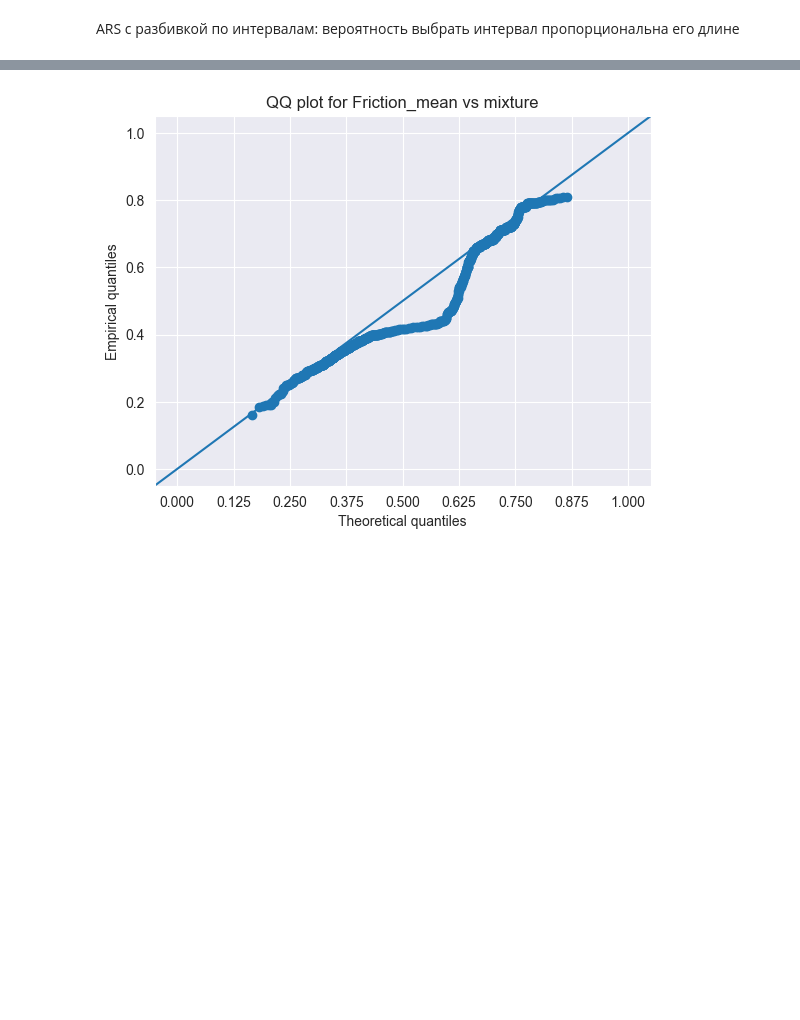
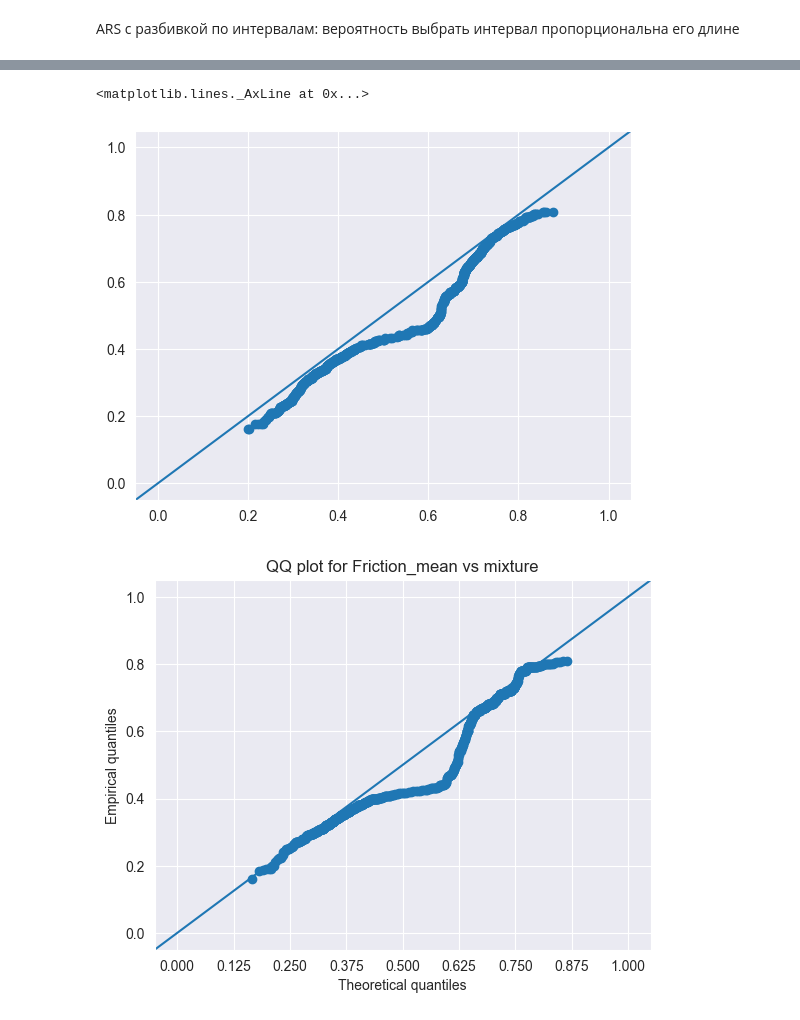
Before and after one commit to dmitry-grigorev/MultivarAnalysis, a Jupyter notebook: Lab3/Lab3notebook.ipynb, the cells around one changed output, grey strips where cells are left out. Saved outputs shown, nothing was run; the diff lists cells and outputs as text; code cells hidden in the pictures; blank space fills up the shorter version.

```diff
--- a/Lab3/Lab3notebook.ipynb
+++ b/Lab3/Lab3notebook.ipynb
@@ -205,3 +267,9 @@ KstestResult(statistic=0.032, pvalue=0.6854967337920594)
+# %%
+plt.scatter(x = np.sort(eta), y=np.sort(arsres))
+plt.axline((0,0),(1,1))
+# %% [output]
+<matplotlib.lines._AxLine at 0x...>
+[figure, added]
 # %%
 def continuous_bisect_fun_left(f, v, lo, hi):
     val_range = [lo, hi]
```
Also changed, not shown: parts of 22 cells of this notebook.
